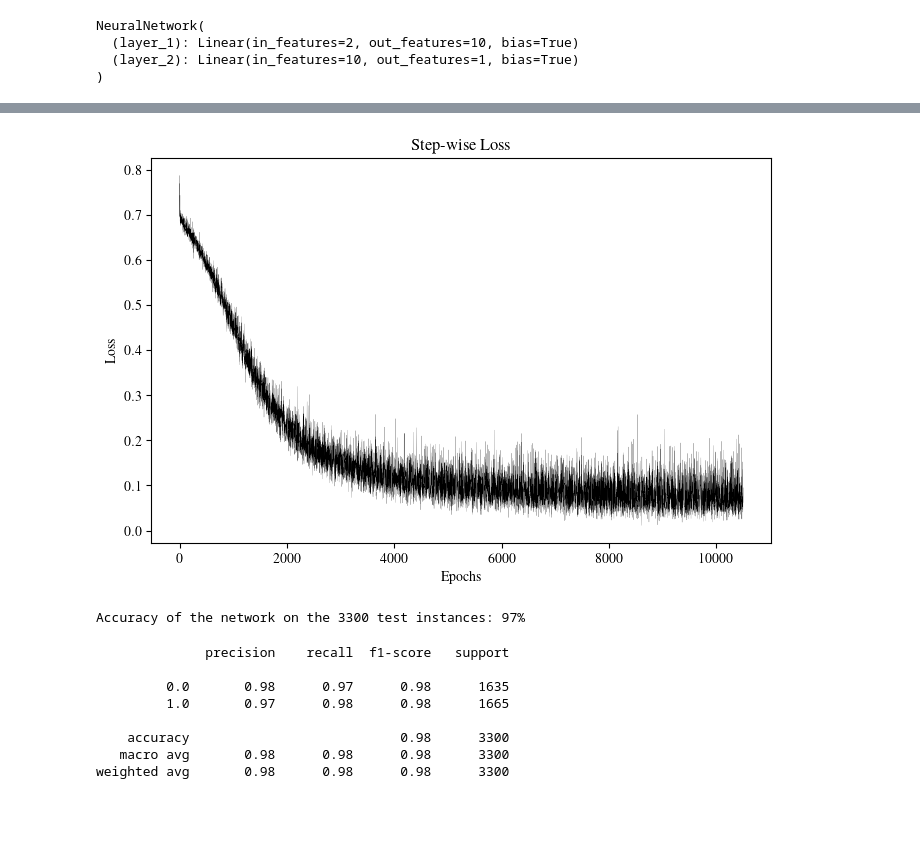
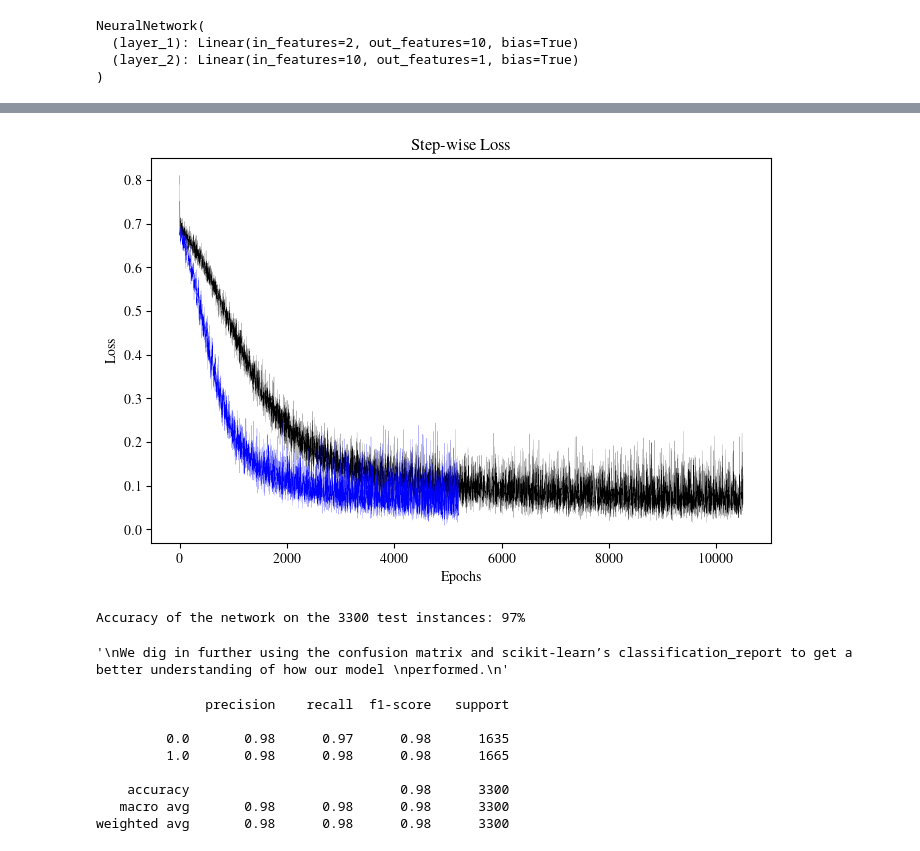
Before and after one commit to LMNadol/PyTorchTutorial, a Jupyter notebook: test.ipynb, the cells around one changed output, grey strips where cells are left out. Cells and saved outputs as stored; diff of their text form; code cells hidden in the pictures; blank space fills up the shorter version.

```diff
--- a/test.ipynb
+++ b/test.ipynb
@@ -159,6 +160,7 @@ optimizer = torch.optim.SGD(model.parameters(), lr=learning_rate) # stochastic g
 # %%
 num_epochs = 100
 loss_values = []
+test_loss_values = []
 # %%
 for epoch in range(num_epochs):
     for X, y in train_dataloader:
@@ -178,16 +178,45 @@ Training Complete
+# %%
+for epoch in range(num_epochs):
+    model.train()  # Ensure the model is in training mode during training
+
+    # Training phase (this part is the same as your original code)
+    for X, y in train_dataloader:
+        optimizer.zero_grad()  # Zero the parameter gradients
+        pred = model(X)  # Forward pass
+        loss = loss_fn(pred, y.unsqueeze(-1))  # Calculate the loss
+        loss_values.append(loss.item())  # Track loss
+        loss.backward()  # Backward pass
+        optimizer.step()  # Optimize the model parameters
+
+    # After each epoch, evaluate on the test dataset
+    model.eval()  # Set model to evaluation mode for test evaluation
+
+    with torch.no_grad():  # Disable gradient computation during evaluation
+        for X_test, y_test in test_dataloader:
+            # Forward pass on the test set
+            pred_test = model(X_test)
+
+            # Calculate test loss
+            loss_test = loss_fn(pred_test, y_test.unsqueeze(-1))
+
+            # Track the test loss
+            test_loss_values.append(loss_test.item())
 # %%
 # visualise loss
 
 step = range(len(loss_values))
+step_test = range(len(test_loss_values))
 
 fig, ax = plt.subplots(figsize=(8,5))
 plt.plot(step, np.array(loss_values), c='black', lw=0.1)
+plt.plot(step_test, np.array(test_loss_values), c='blue', lw=0.1)
 plt.title("Step-wise Loss")
 plt.xlabel("Epochs")
 plt.ylabel("Loss")
+plt.savefig(os.path.join(os.getcwd(), "loss.png"), dpi=500)
 plt.show()
 # %% [output]
-[figure, old version]
+[figure, new version]
 # %%
 # Initialize required variables
 y_pred = []
@@ -234,6 +264,8 @@ import seaborn as sns
 We dig in further using the confusion matrix and scikit-learn’s classification_report to get a better understanding of how our model
 performed.
 """
+# %% [output]
+'\nWe dig in further using the confusion matrix and scikit-learn’s classification_report to get a better understanding of how our model \nperformed.\n'
 # %%
 y_pred = list(itertools.chain(*y_pred))
 y_test = list(itertools.chain(*y_test))
@@ -243,7 +275,7 @@ print(classification_report(y_test, y_pred))
               precision    recall  f1-score   support
 
          0.0       0.98      0.97      0.98      1635
-         1.0       0.97      0.98      0.98      1665
+         1.0       0.98      0.98      0.98      1665
 
     accuracy                           0.98      3300
    macro avg       0.98      0.98      0.98      3300
```
Also changed, not shown: parts of 4 cells of this notebook, 1 other file.
